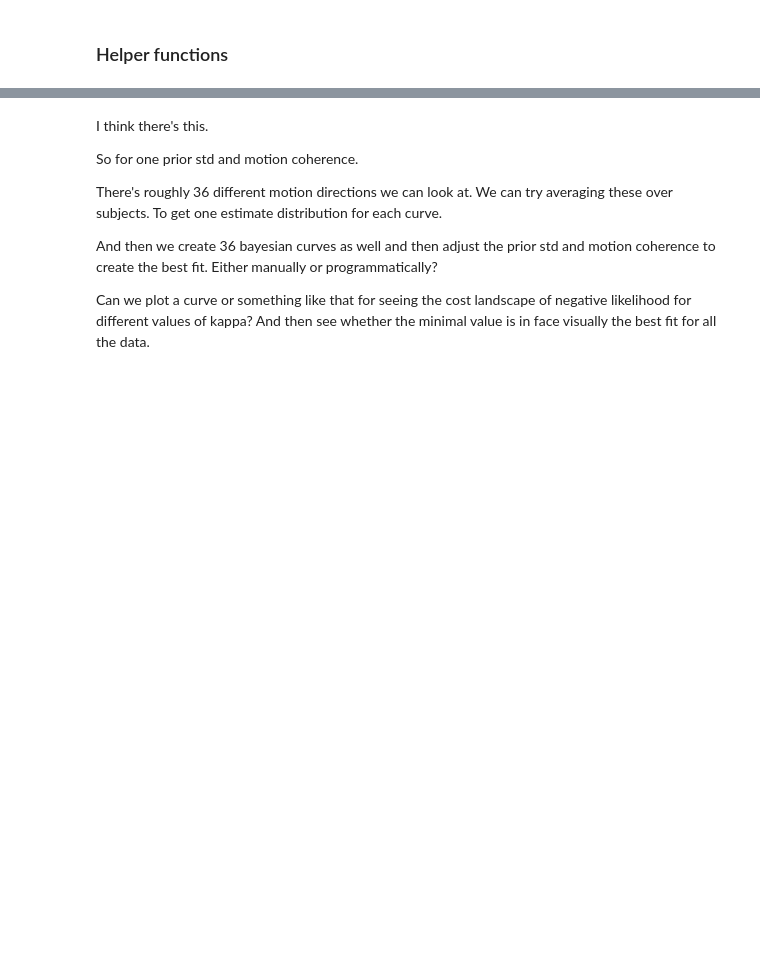
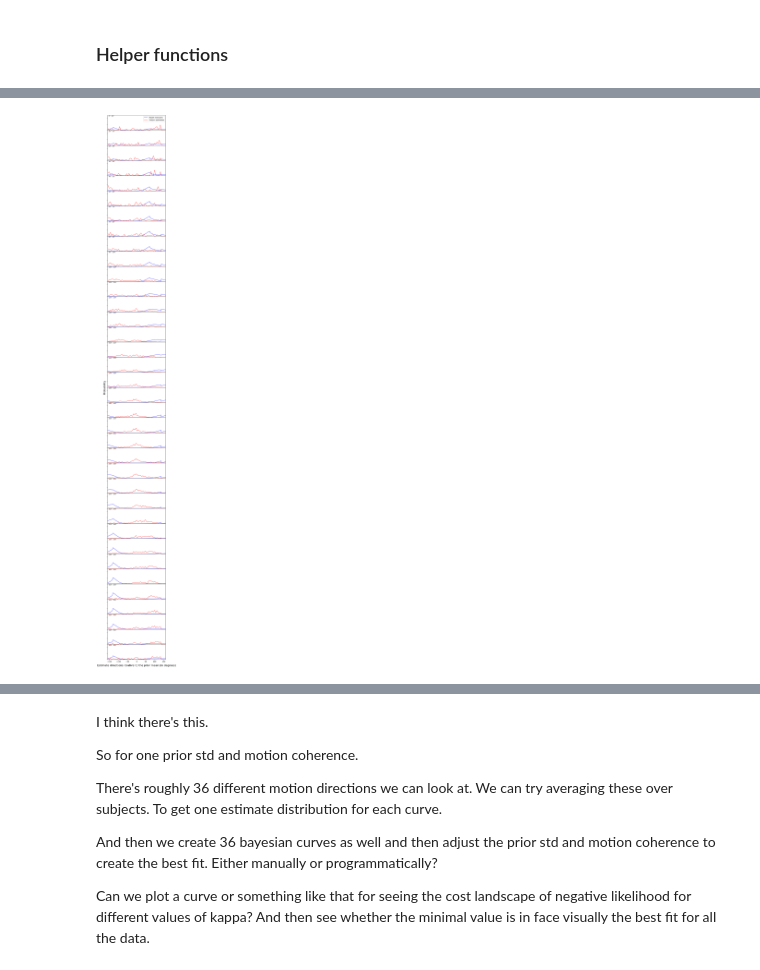
Before and after one commit to jugheadjones10/neuromatch-bayesian-observer-project, a Jupyter notebook: simple_bayes_2.ipynb, the cells around one changed output, grey strips where cells are left out. Cells and saved outputs as stored; diff of their text form; code cells hidden in the pictures; blank space fills up the shorter version.

```diff
--- a/simple_bayes_2.ipynb
+++ b/simple_bayes_2.ipynb
@@ -652,10 +534,0 @@ def plot_histograms_for_subject(
-# %%
-subject_id = 1
-plot_histograms_for_subject(
-    data[data["subject_id"] == subject_id],
-    "Estimated angle (rad)",
-    "Density",
-    f"Distribution of estimates for all different runs for subject {subject_id}",
-    motion_coherence=0.06,
-    prior_std=40,
-)
@@ -663,0 +576,2 @@ plot_histograms_for_subject(
+# %%
+binned_histograms = generate_histograms(data, 0.06, 80)
@@ -663,0 +707,82 @@ plot_histograms_for_subject(
+# %%
+import numpy as np
+import matplotlib.pyplot as plt
+
+
+def plot_overlaid_estimates_and_histograms(model, binned_histograms):
+    bins = np.linspace(0, 360, 37)
+    fig, axs = plt.subplots(len(bins) - 1, 1, figsize=(6, 50), sharex=True, sharey=True)
+
+    for i in range(len(bins) - 1):
+        ax = axs[i]
+
+        # Plot model estimates
+        theta_true = get_deg_to_rad((bins[i] + bins[i + 1]) / 2, signed=False)
+        dist = model.output(theta_true, add_noise=True)
+        dist = np.roll(dist, -(225 - 180))
+        x_values = np.linspace(-180, 180, len(dist))
+        ax.plot(
+            x_values,
+            dist,
+            color="blue",
+            alpha=0.7,
+            label="Model estimates" if i == 0 else "",
+        )
+
+        # Plot histogram
+        bin_edges = np.linspace(-160, 160, 51)
+        bin_centers = (bin_edges[:-1] + bin_edges[1:]) / 2
+        ax.plot(
+            bin_centers,
+            binned_histograms[i],
+            color="red",
+            alpha=0.7,
+            label="Subject estimates" if i == 0 else "",
+        )
+
+        ax.set_xlim(-160, 160)
+        ax.set_ylim(0, 0.05)
+        ax.set_yticklabels([])
+
+        # Add text to show the bin range
+        ax.text(
+            0.02,
+            0.98,
+            f"{bins[i]:.0f}° - {bins[i+1]:.0f}°",
+            transform=ax.transAxes,
+            va="top",
+            ha="left",
+            fontsize=8,
+        )
+
+    # Add a legend to the first subplot
+    axs[0].legend(loc="upper right")
+
+    fig.text(
+        0.5,
+        0.04,
+        "Estimate directions relative to the prior mean (in degrees)",
+        ha="center",
+        va="center",
+        fontsize=16,
+    )
+    fig.text(
+        0.06,
+        0.5,
+        "Probability",
+        ha="center",
+        va="center",
+        rotation="vertical",
+        fontsize=16,
+    )
+
+    plt.subplots_adjust(left=0.1, right=0.9, top=0.95, bottom=0.05, hspace=0)
+    plt.show()
+
+
+# Usage
+model = BayesianModel(kappa_e=2.4, kappa_prior=1.22)
+# Assume binned_histograms is already calculated
+plot_overlaid_estimates_and_histograms(model, binned_histograms)
+# %% [output]
+[figure, added]
```
Also changed, not shown: parts of 32 cells of this notebook.
